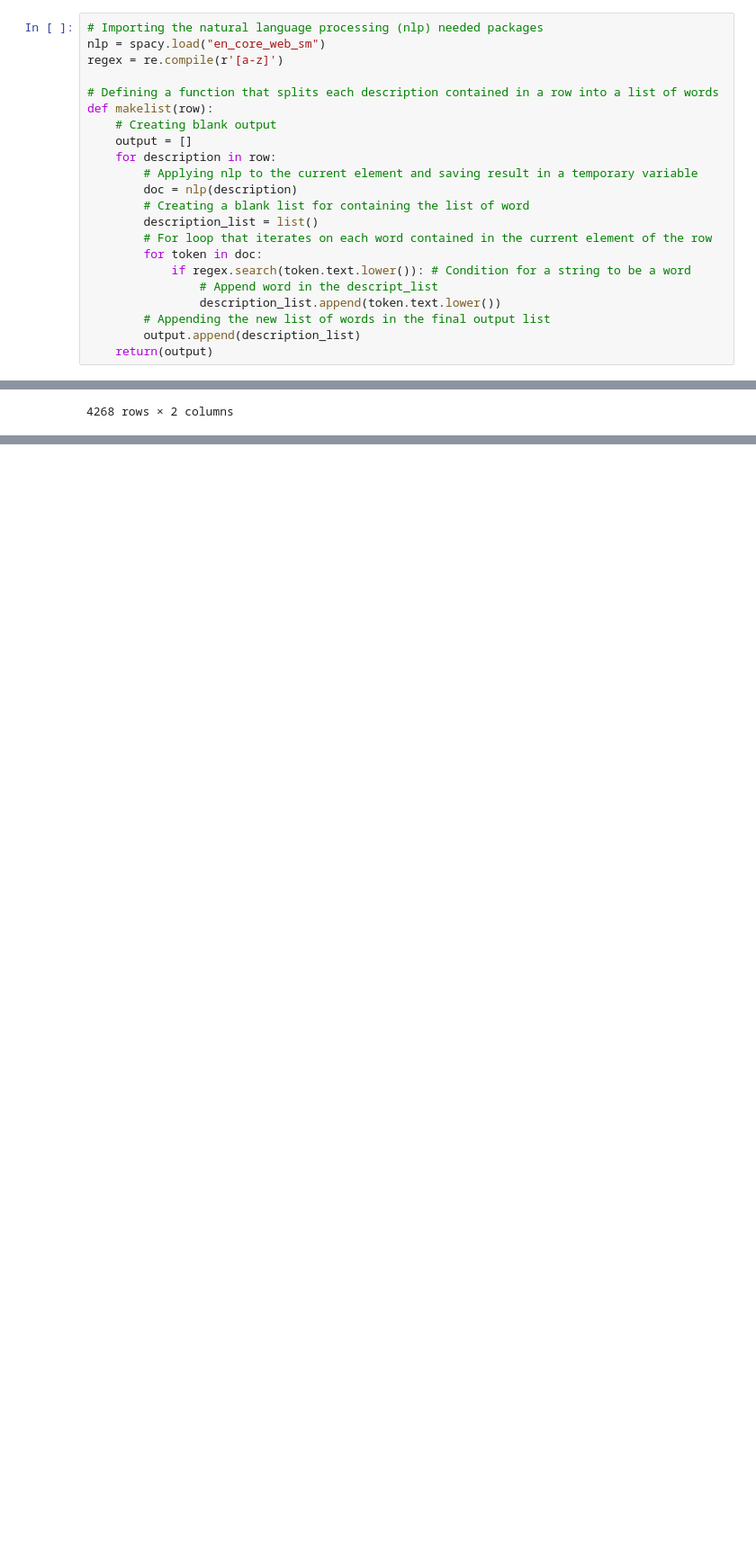
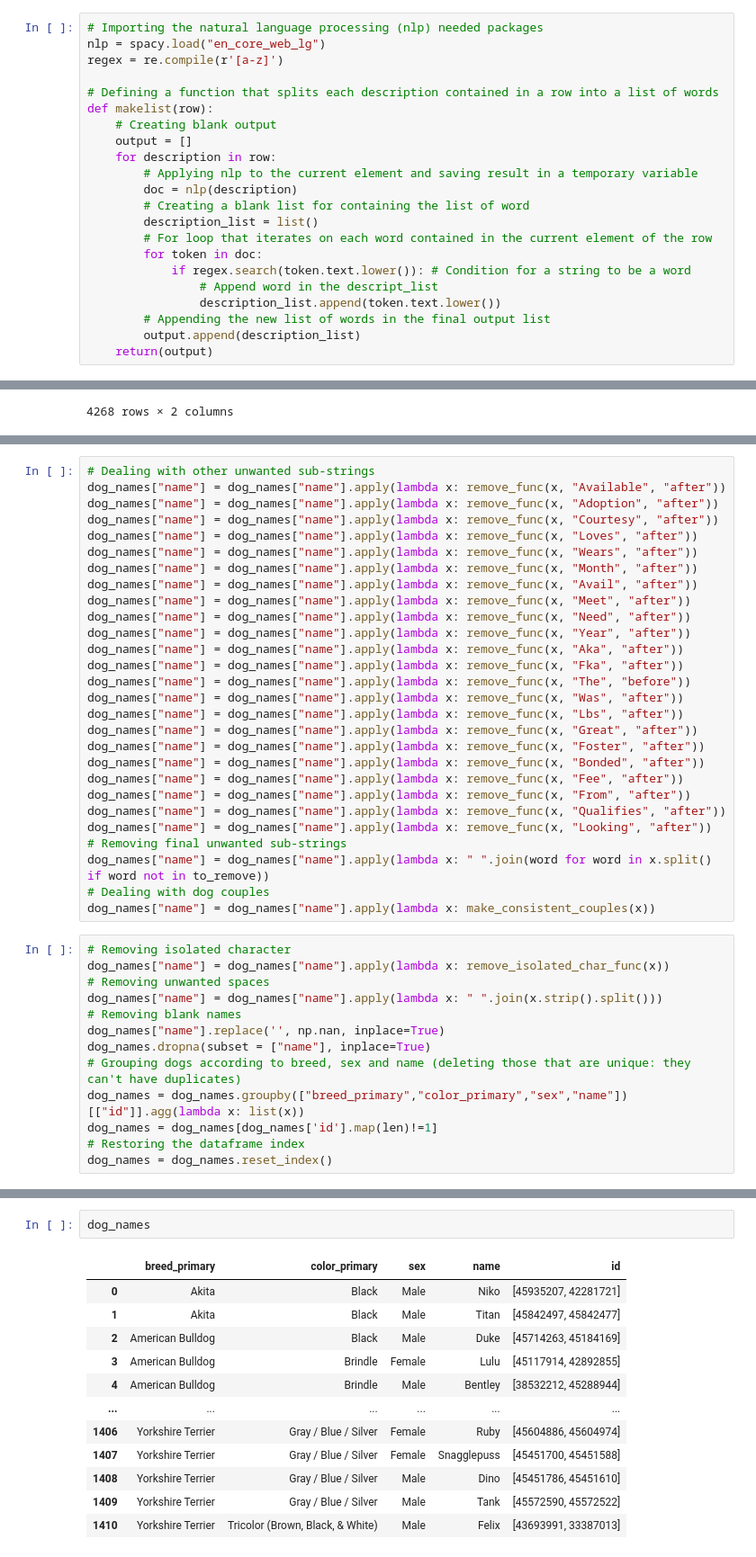
Before and after one commit to CoroTheBoss/CS-project, a Jupyter notebook: notebook.ipynb, the cells around one changed output, grey strips where cells are left out. Shown: that part at 90% size. Saved outputs shown, nothing was run; the diff lists cells and outputs as text; blank space fills up the shorter version.

```diff
--- a/notebook.ipynb
+++ b/notebook.ipynb
@@ -349,7 +389,7 @@ dog_duplicates = dog_duplicates[dog_duplicates['id'].map(len)!=1]
 dog_duplicates = dog_duplicates.reset_index()
 # %%
 # Importing the natural language processing (nlp) needed packages
-nlp = spacy.load("en_core_web_sm")
+nlp = spacy.load("en_core_web_lg")
 regex = re.compile(r'[a-z]')
 
 # Defining a function that splits each description contained in a row into a list of words
@@ -495,0 +590,41 @@ dog["description"][list(dog["id"]).index(45957955)]
+# %%
+# Dealing with other unwanted sub-strings
+dog_names["name"] = dog_names["name"].apply(lambda x: remove_func(x, "Available", "after"))
+dog_names["name"] = dog_names["name"].apply(lambda x: remove_func(x, "Adoption", "after"))
+dog_names["name"] = dog_names["name"].apply(lambda x: remove_func(x, "Courtesy", "after"))
+dog_names["name"] = dog_names["name"].apply(lambda x: remove_func(x, "Loves", "after"))
+dog_names["name"] = dog_names["name"].apply(lambda x: remove_func(x, "Wears", "after"))
+dog_names["name"] = dog_names["name"].apply(lambda x: remove_func(x, "Month", "after"))
+dog_names["name"] = dog_names["name"].apply(lambda x: remove_func(x, "Avail", "after"))
+dog_names["name"] = dog_names["name"].apply(lambda x: remove_func(x, "Meet", "after"))
+dog_names["name"] = dog_names["name"].apply(lambda x: remove_func(x, "Need", "after"))
+dog_names["name"] = dog_names["name"].apply(lambda x: remove_func(x, "Year", "after"))
+dog_names["name"] = dog_names["name"].apply(lambda x: remove_func(x, "Aka", "after"))
+dog_names["name"] = dog_names["name"].apply(lambda x: remove_func(x, "Fka", "after"))
+dog_names["name"] = dog_names["name"].apply(lambda x: remove_func(x, "The", "before"))
+dog_names["name"] = dog_names["name"].apply(lambda x: remove_func(x, "Was", "after"))
+dog_names["name"] = dog_names["name"].apply(lambda x: remove_func(x, "Lbs", "after"))
+dog_names["name"] = dog_names["name"].apply(lambda x: remove_func(x, "Great", "after"))
+dog_names["name"] = dog_names["name"].apply(lambda x: remove_func(x, "Foster", "after"))
+dog_names["name"] = dog_names["name"].apply(lambda x: remove_func(x, "Bonded", "after"))
+dog_names["name"] = dog_names["name"].apply(lambda x: remove_func(x, "Fee", "after"))
+dog_names["name"] = dog_names["name"].apply(lambda x: remove_func(x, "From", "after"))
+dog_names["name"] = dog_names["name"].apply(lambda x: remove_func(x, "Qualifies", "after"))
+dog_names["name"] = dog_names["name"].apply(lambda x: remove_func(x, "Looking", "after"))
+# Removing final unwanted sub-strings
+dog_names["name"] = dog_names["name"].apply(lambda x: " ".join(word for word in x.split() if word not in to_remove))
+# Dealing with dog couples
+dog_names["name"] = dog_names["name"].apply(lambda x: make_consistent_couples(x))
+# %%
+# Removing isolated character
+dog_names["name"] = dog_names["name"].apply(lambda x: remove_isolated_char_func(x))
+# Removing unwanted spaces
+dog_names["name"] = dog_names["name"].apply(lambda x: " ".join(x.strip().split()))
+# Removing blank names
+dog_names["name"].replace('', np.nan, inplace=True)
+dog_names.dropna(subset = ["name"], inplace=True)
+# Grouping dogs according to breed, sex and name (deleting those that are unique: they can't have duplicates)
+dog_names = dog_names.groupby(["breed_primary","color_primary","sex","name"])[["id"]].agg(lambda x: list(x))
+dog_names = dog_names[dog_names['id'].map(len)!=1]
+# Restoring the dataframe index
+dog_names = dog_names.reset_index()
@@ -495,0 +654,15 @@ dog["description"][list(dog["id"]).index(45957955)]
+# %%
+dog_names
+# %% [output]
+|  | breed_primary | color_primary | sex | name | id |
+| 0 | Akita | Black | Male | Niko | [45935207, 42281721] |
+| 1 | Akita | Black | Male | Titan | [45842497, 45842477] |
+| 2 | American Bulldog | Black | Male | Duke | [45714263, 45184169] |
+| 3 | American Bulldog | Brindle | Female | Lulu | [45117914, 42892855] |
+| 4 | American Bulldog | Brindle | Male | Bentley | [38532212, 45288944] |
+| ... | ... | ... | ... | ... | ... |
+| 1406 | Yorkshire Terrier | Gray / Blue / Silver | Female | Ruby | [45604886, 45604974] |
+| 1407 | Yorkshire Terrier | Gray / Blue / Silver | Female | Snagglepuss | [45451700, 45451588] |
+| 1408 | Yorkshire Terrier | Gray / Blue / Silver | Male | Dino | [45451786, 45451610] |
+| 1409 | Yorkshire Terrier | Gray / Blue / Silver | Male | Tank | [45572590, 45572522] |
+| 1410 | Yorkshire Terrier | Tricolor (Brown, Black, & White) | Male | Felix | [43693991, 33387013] |
```
Also changed, not shown: parts of 22 cells of this notebook.
